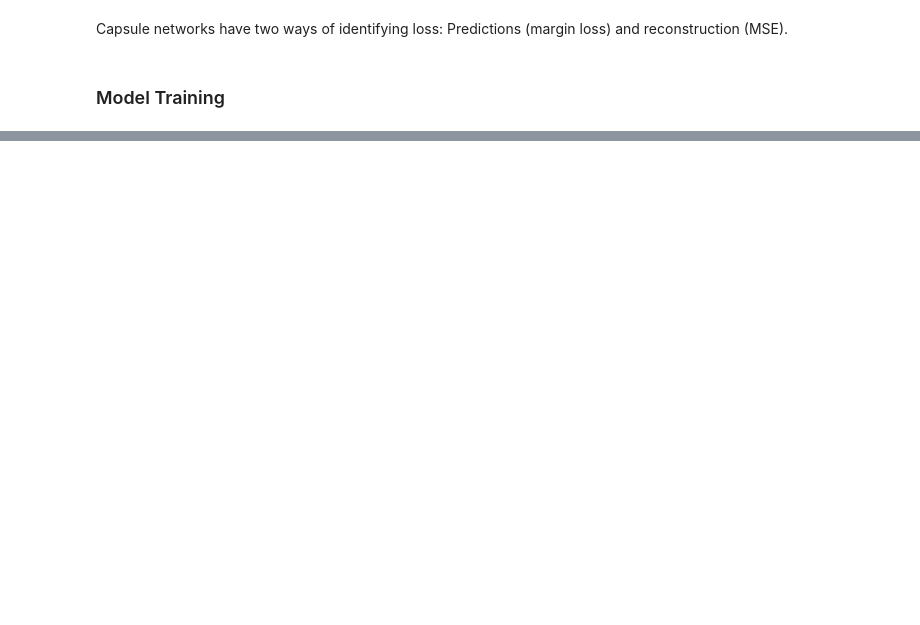
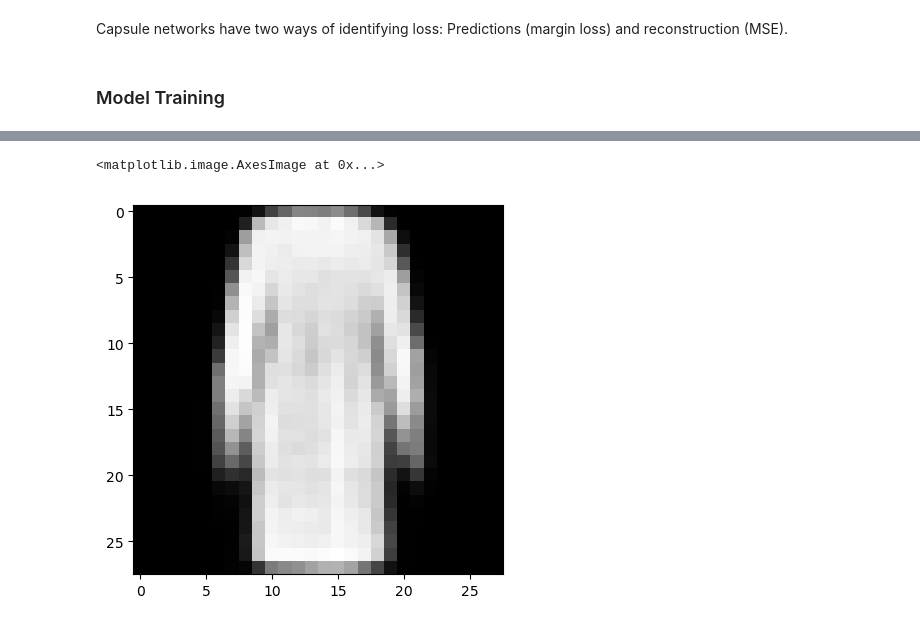
Before and after one commit to Icential/reconst, a Jupyter notebook: capsnet.ipynb, the cells around one changed output, grey strips where cells are left out. Saved outputs shown, nothing was run; the diff lists cells and outputs as text; code cells hidden in the pictures; blank space fills up the shorter version.

Commit message:
reconstruction

```diff
--- a/capsnet.ipynb
+++ b/capsnet.ipynb
@@ -224,13 +242,12 @@ summary(model, (16, 1, 28, 28))
 # %% [markdown]
 Capsule networks have two ways of identifying loss: Predictions (margin loss) and reconstruction (MSE).
 # %%
-margin_loss = MarginLoss(10)
-mse_loss = nn.MSELoss()
+loss_fn = nn.MSELoss()
 optimizer = torch.optim.Adam(params=model.parameters(), lr=1e-4)
 # %% [markdown]
 ### Model Training
 # %%
-torch.manual_seed(20)
+torch.manual_seed(42)
 
 epochs = 5
 
@@ -238,7 +255,7 @@ for epoch in tqdm(range(epochs)):
     print(f"Epoch: {epoch}\n------")
 
     # TRAINING
-    train_loss, train_acc = 0, 0
+    train_loss =  0
     model.train()
     for batch, (X, y) in enumerate(train_dl):
 
@@ -248,9 +265,8 @@ for epoch in tqdm(range(epochs)):
         train_caps, train_reconstructions, train_pred = model(X)
 
         # metrics
-        loss = margin_loss(train_caps, y) + 0.0005 * mse_loss(train_reconstructions, X)
+        loss = loss_fn(train_reconstructions, X)
         train_loss += loss
-        train_acc += accuracy_fn(y_true=y, y_pred=train_pred)
 
         # backprop
         optimizer.zero_grad()
@@ -259,12 +275,11 @@ for epoch in tqdm(range(epochs)):
 
     # print metrics
     train_loss /= len(train_dl)
-    train_acc /= len(train_dl)
-    print(f"Train Loss: {train_loss:.4f} | Train Accuracy: {train_acc:.2f}%")
+    print(f"Train Loss: {train_loss:.4f}")
 
 
     # TESTING
-    test_loss, test_acc = 0, 0
+    test_loss = 0
     model.eval()
     with torch.inference_mode():
         for X, y in test_dl:
@@ -276,13 +291,11 @@ for epoch in tqdm(range(epochs)):
             test_caps, test_reconstructions, test_pred = model(X)
 
             # metrics
-            test_loss += margin_loss(test_caps, y) + 0.0005 * mse_loss(test_reconstructions, X)
-            test_acc += accuracy_fn(y_true=y, y_pred=test_pred)
+            test_loss += loss_fn(test_reconstructions, X)
 
         # print metrics
         test_loss /= len(test_dl)
-        test_acc /= len(test_dl)
-        print(f"Test Loss: {test_loss:.4f} | Test Accuracy: {test_acc:.2f}%")
+        print(f"Test Loss: {test_loss:.4f}")
 # %% [output]
 Epoch: 0
 ------
@@ -306,0 +320,11 @@ Test Loss: 0.0221 | Test Accuracy: 99.01%
+# %%
+X, y = next(iter(train_dl))
+X, y = X.to(device), y[0].to(device)
+
+sample_caps, sample_reconstruction, sample_pred = model(X)
+sample_reconstruction = sample_reconstruction[0].reshape(28, 28).detach().cpu().numpy()
+
+plt.imshow(sample_reconstruction, cmap="gray")
+# %% [output]
+<matplotlib.image.AxesImage at 0x...>
+[figure, added]
```
Also changed, not shown: parts of 5 cells of this notebook, 1 other file.
